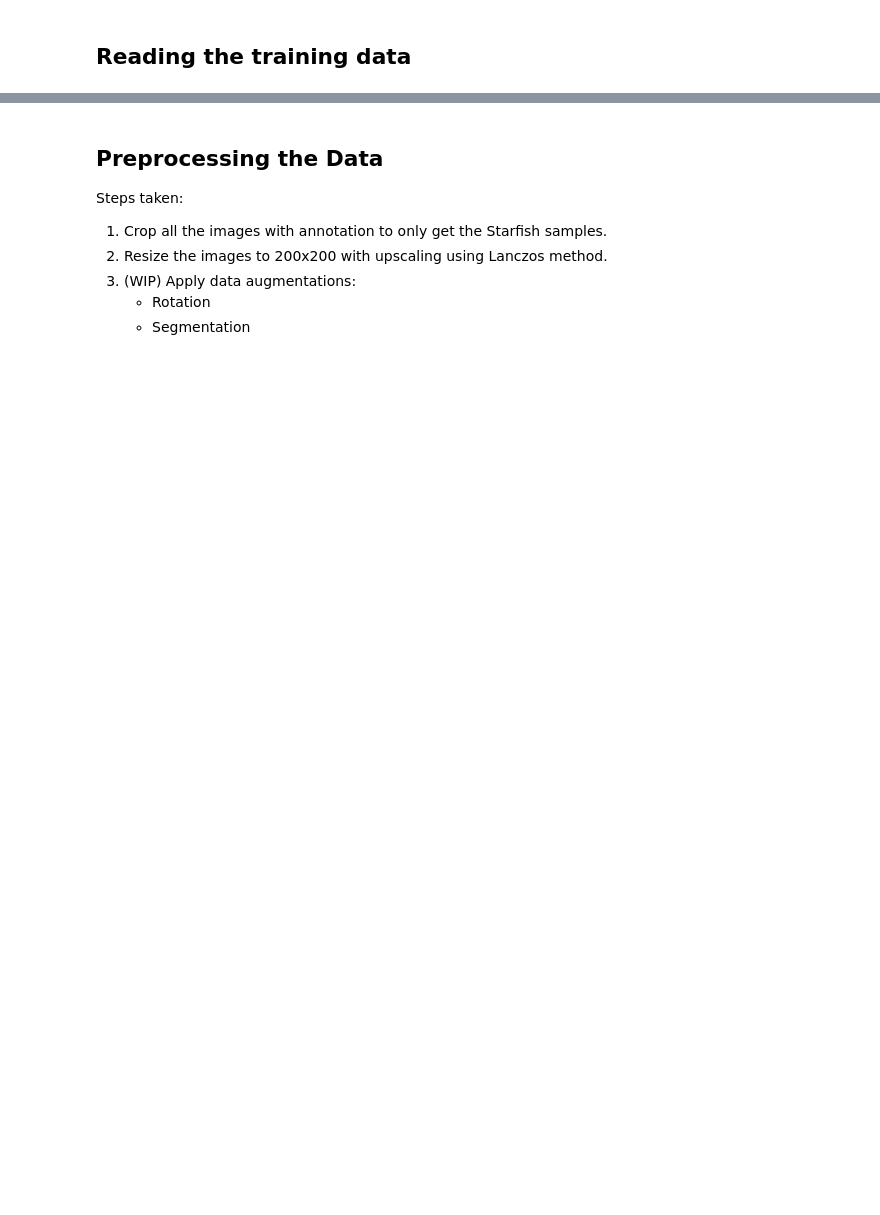
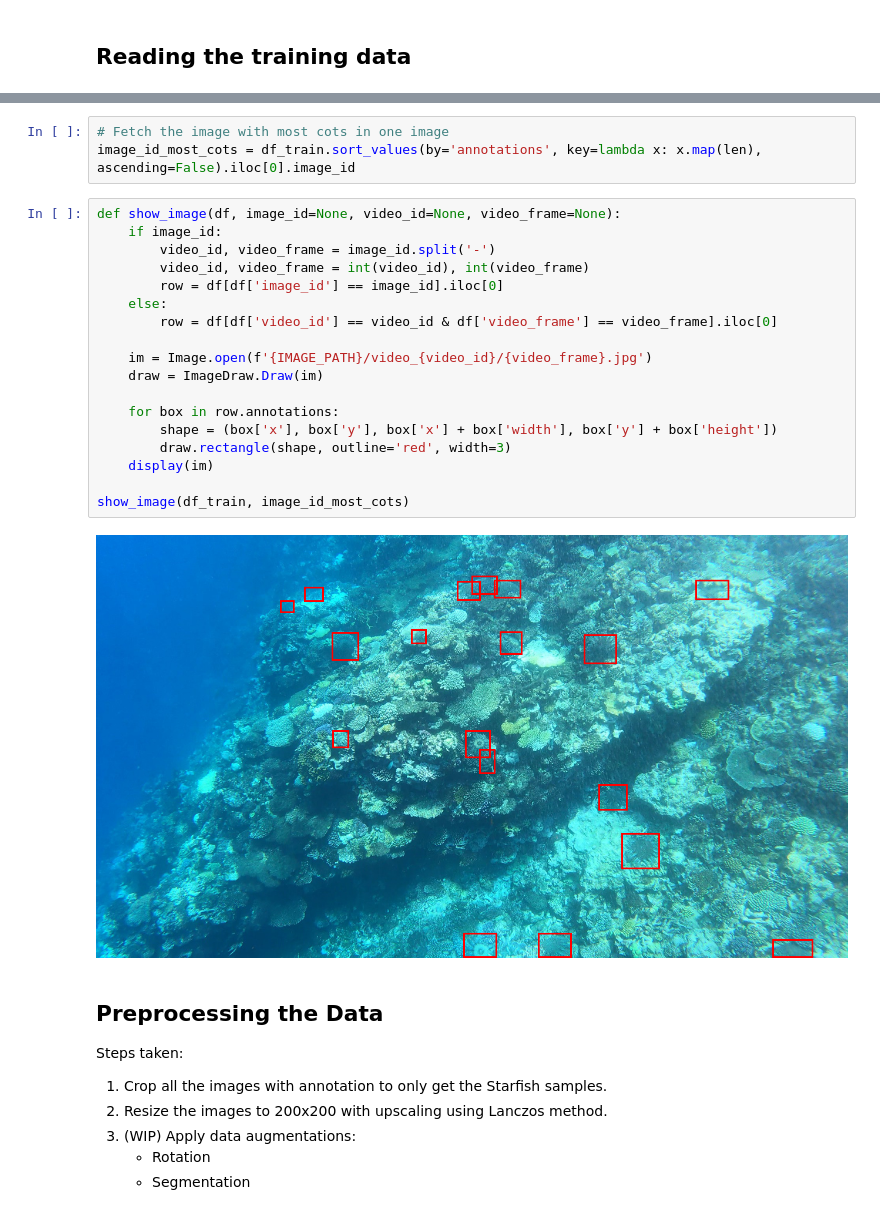
Before and after one commit to peshmerge/ml_2_project, a Jupyter notebook: kaggle.ipynb, the cells around one changed output, grey strips where cells are left out. Saved outputs shown, nothing was run; the diff lists cells and outputs as text; blank space fills up the shorter version.

```diff
--- a/kaggle.ipynb
+++ b/kaggle.ipynb
@@ -70,3 +87,26 @@ df_annotated.head()
+# %%
+# Fetch the image with most cots in one image
+image_id_most_cots = df_train.sort_values(by='annotations', key=lambda x: x.map(len), ascending=False).iloc[0].image_id
+# %%
+def show_image(df, image_id=None, video_id=None, video_frame=None):
+    if image_id:
+        video_id, video_frame = image_id.split('-')
+        video_id, video_frame = int(video_id), int(video_frame)
+        row = df[df['image_id'] == image_id].iloc[0]
+    else:
+        row = df[df['video_id'] == video_id & df['video_frame'] == video_frame].iloc[0]
+
+    im = Image.open(f'{IMAGE_PATH}/video_{video_id}/{video_frame}.jpg')
+    draw = ImageDraw.Draw(im)
+
+    for box in row.annotations:
+        shape = (box['x'], box['y'], box['x'] + box['width'], box['y'] + box['height'])
+        draw.rectangle(shape, outline='red', width=3)
+    display(im)
+
+show_image(df_train, image_id_most_cots)
+# %% [output]
+[figure, added]
 # %% [markdown]
 ## Preprocessing the Data
 Steps taken:
```
Also changed, not shown: parts of 9 cells of this notebook.
